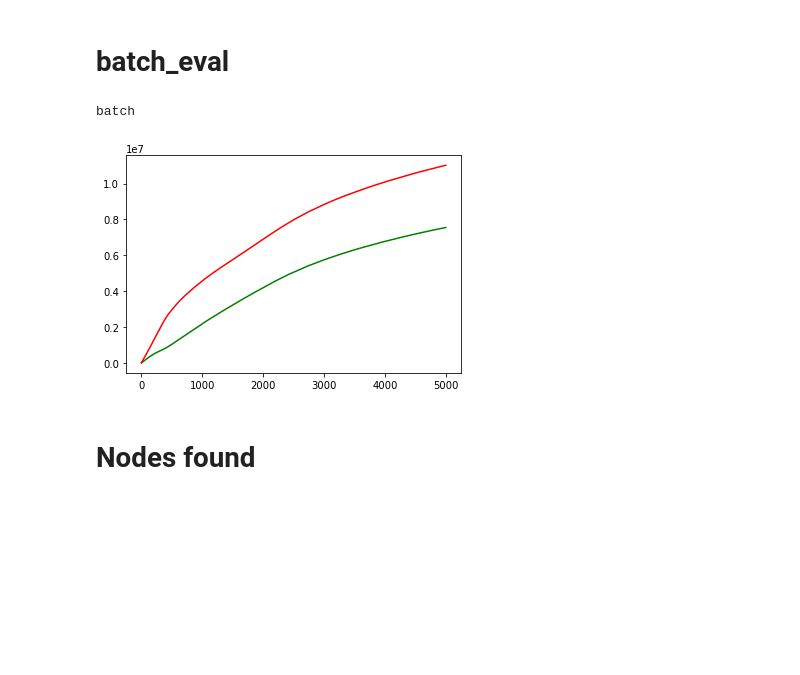
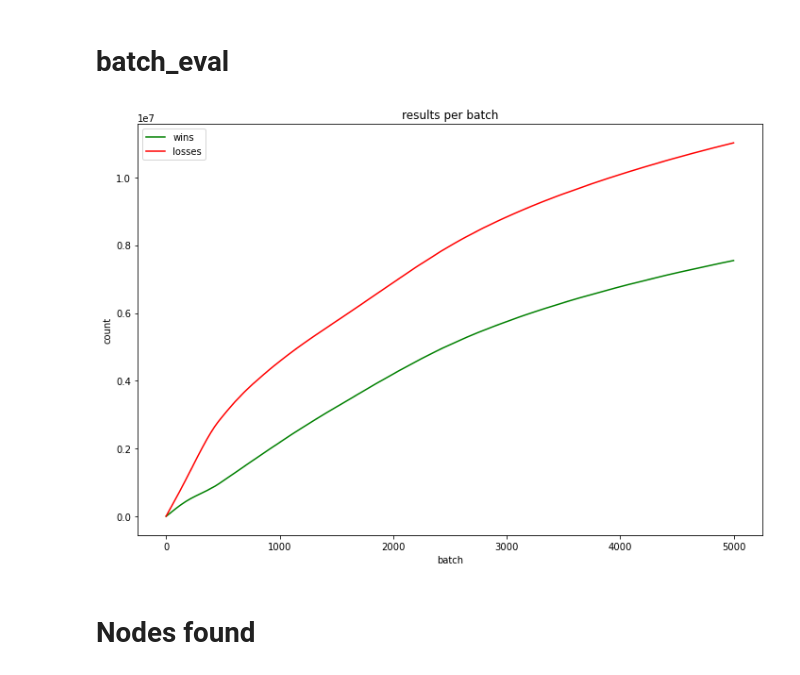
Before and after one commit to alexanderdaffara/MCTS_TicTacToe, a Jupyter notebook: MCTS.ipynb, the cells around one changed output. Drawn from its saved outputs; the diff is of its cells as text; code cells hidden in the pictures; blank space fills up the shorter version.

Commit message:
fixed some layout issues, commit before possibly breaking MCTS class (initial_state __init__ argument)

```diff
--- a/MCTS.ipynb
+++ b/MCTS.ipynb
@@ -22,10 +29,21 @@ with open(file_name,'wb') as f:
 # %% [markdown]
 ### Loader
 # %%
-with open('MCTS_root_feb6_1928.txt', 'rb') as f:
-    [loaded_root, loaded_comment] = pickle.load(f)
-    print(loaded_root)
-    print(loaded_comment)
+# MUST DEFNIE MonteCarloTreeSeach Class first in cell below
+# activate bool load_mode to load pretrained model from file
+load_mode = False
+pre_trained_model_file_name = 'pre_trained_root.txt'
+
+# get model from file and print its comment
+def load_root(load_mode, file_name):
+    if not load_mode: return None
+    with open(file_name, 'rb') as f:
+        (loaded_root, loaded_comment) = pickle.load(f)
+        print(loaded_root)
+        print(loaded_comment)
+    return loaded_root
+
+pre_trained_root = load_root(load_mode, pre_trained_model_file_name)
 # %% [output]
 <__main__.MonteCarloTreeSearchNode object at 0x...>
 50mil training, no heuristic to always pick immediate mate, fixed rewards, c_param=10
@@ -227,21 +258,27 @@ total training time:  469.43552361999997 min
 # %%
 from matplotlib import pyplot as plt
 wins = []
 ties = []
 losses = []
-x_list = [i for i in range(5000)]
-print("batch")
+num_batches = len(root.batch_evaluation)
+x_list = [i for i in range(num_batches)]
 for i, batch in enumerate(root.batch_evaluation):
     losses.append(batch[0])
     ties.append(batch[1])
     wins.append(batch[2])
 
-plt.plot(x_list, wins, color='green')
-plt.plot(losses, color='red')
+
+fig, ax = plt.subplots(figsize=(10,7))
+ax.plot(x_list, wins, label='wins', color='green')
+ax.plot(losses, label='losses', color='red')
+ax.set_title('results per batch')
+ax.set_xlabel('batch')
+ax.set_ylabel('count')
+ax.legend()
+plt.tight_layout()
 plt.show()
 # %% [output]
-batch
-[figure, old version]
+[figure, new version]
 # %% [markdown]
 # Nodes found
 # %%
```
Also changed, not shown: parts of 11 cells of this notebook.
